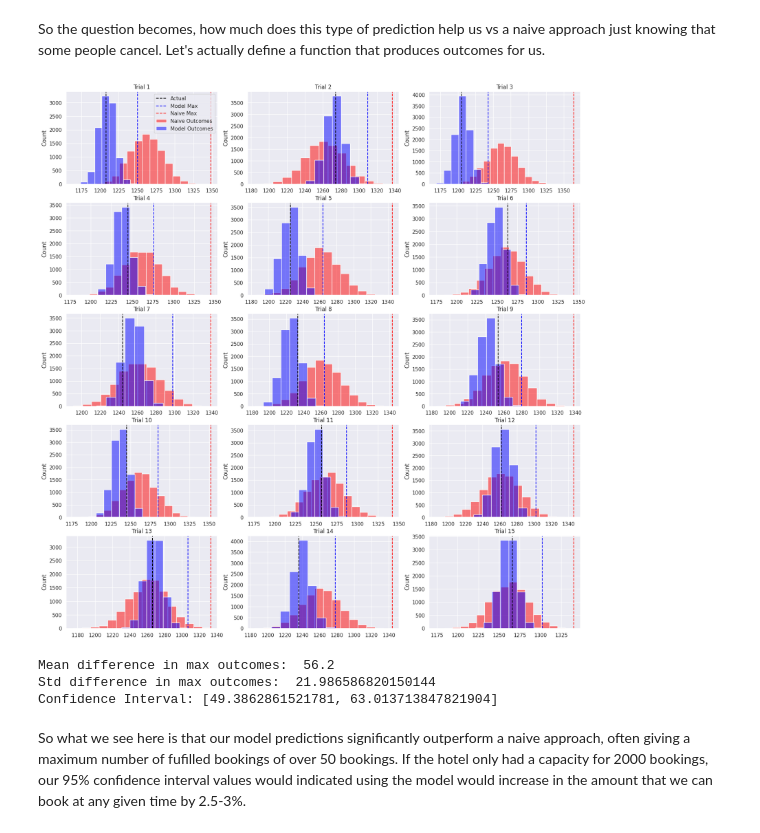
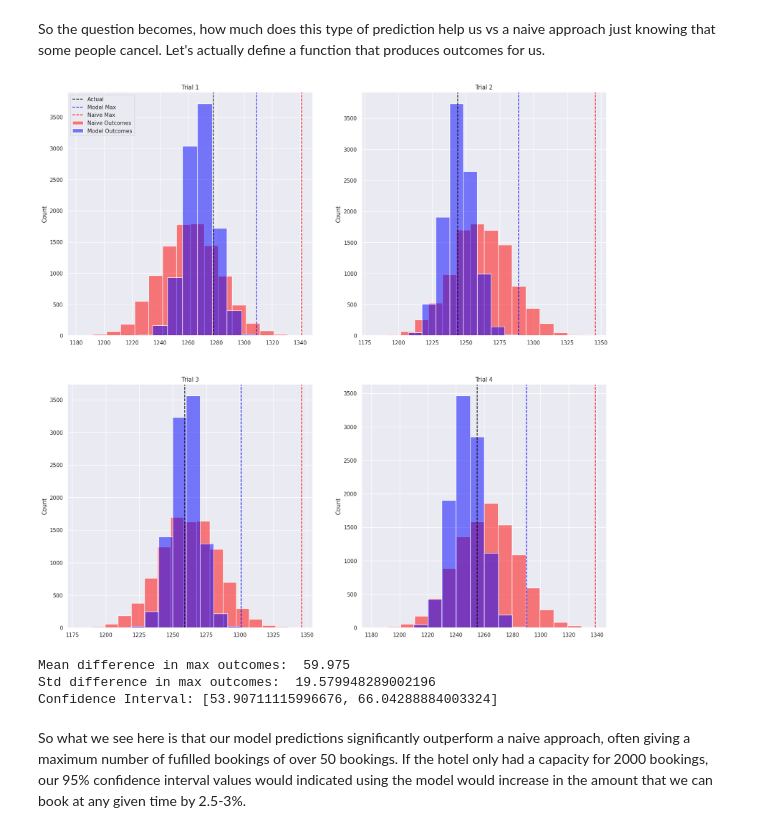
Before and after one commit to NIGHTF1RE/NaturalLanguageProcessing, a Jupyter notebook: One-Shot Notebooks/Hotel Cancellations/hotel_cancellations.ipynb, the cells around one changed output. Drawn from its saved outputs; the diff is of its cells as text; code cells hidden in the pictures.

```diff
--- a/One-Shot Notebooks/Hotel Cancellations/hotel_cancellations.ipynb
+++ b/One-Shot Notebooks/Hotel Cancellations/hotel_cancellations.ipynb
@@ -223,6 +223,8 @@ memory usage: 15.0+ MB
 fig, ax = plt.subplots(4, 3, figsize=(16, 27))
 fig.tight_layout(pad=7.0)
 columns = temp.select_dtypes(include=[np.number]).columns.tolist()
+
+sns.set(style='darkgrid')
 
 i=0
 for col in columns:
@@ -650,49 +693,49 @@ So the question becomes, how much does this type of prediction help us vs a naiv
 # %%
 def naive_vs_model(n_samp, n_trials, X_test, y_test, clf):
 
     naive_probability = y_train.mean()
     naive_outcomes = np.random.binomial(1, 1-naive_probability, size=(n_trials, n_samp)).sum(axis=1)
 
     indexes = np.random.choice(X_test.index, n_samp, replace=False)
 
     X_samp = X_test.loc[indexes]
     y_samp = y_test.loc[indexes]
 
     y_probability = clf.predict_proba(X_samp)[:,1]
 
     y_array = np.random.binomial(1, 1-y_probability, size=(n_trials, n_samp))
     model_outcomes = y_array.sum(axis=1)
 
     return naive_outcomes, model_outcomes, n_samp-y_samp['is_canceled'].sum()
 
-fig, ax = plt.subplots(5, 3, figsize=(20, 21))
+fig, ax = plt.subplots(2, 2, figsize=(20, 20))
 sns.set(style='darkgrid', palette='colorblind')
 
 out = []
 
 for i in range(40):
     naive_outcomes, model_outcomes, actual = naive_vs_model(2000, 10000, X_test, y_test, clf)
-    if i < 15:
+    if i < 4:
 
-        sns.histplot(naive_outcomes, bins=20, ax=ax[i//3, i%3], color='red', binwidth=10, alpha=0.5, label='Naive Outcomes')
-        sns.histplot(model_outcomes, bins=20, ax=ax[i//3, i%3], color='blue', binwidth=10, alpha=0.5, label='Model Outcomes')
-        ax[i//3, i%3].axvline(actual, color='black', linestyle='--', label='Actual')
-        ax[i//3, i%3].axvline(max(model_outcomes), color='blue', linestyle='--', label='Model Max')
-        ax[i//3, i%3].axvline(max(naive_outcomes), color='red', linestyle='--', label='Naive Max')
+        sns.histplot(naive_outcomes, bins=20, ax=ax[i//2, i%2], color='red', binwidth=10, alpha=0.5, label='Naive Outcomes')
+        sns.histplot(model_outcomes, bins=20, ax=ax[i//2, i%2], color='blue', binwidth=10, alpha=0.5, label='Model Outcomes')
+        ax[i//2, i%2].axvline(actual, color='black', linestyle='--', label='Actual')
+        ax[i//2, i%2].axvline(max(model_outcomes), color='blue', linestyle='--', label='Model Max')
+        ax[i//2, i%2].axvline(max(naive_outcomes), color='red', linestyle='--', label='Naive Max')
         if i == 0:
-            ax[i//3, i%3].legend()
-        ax[i//3, i%3].set_title(f'Trial {i+1}')
+            ax[i//2, i%2].legend()
+        ax[i//2, i%2].set_title(f'Trial {i+1}')
 
     out.append(max(naive_outcomes)-max(model_outcomes))
 # %% [output]
-[figure, old version]
+[figure, new version]
 # %%
 print('Mean difference in max outcomes: ', np.mean(out))
 print('Std difference in max outcomes: ', np.std(out))
 print(f'Confidence Interval: [{np.mean(out)-1.96*np.std(out)/np.sqrt(40)}, {np.mean(out)+1.96*np.std(out)/np.sqrt(40)}]')
 # %% [output]
-Mean difference in max outcomes:  56.2
-Std difference in max outcomes:  21.986586820150144
-Confidence Interval: [49.3862861521781, 63.013713847821904]
+Mean difference in max outcomes:  59.975
+Std difference in max outcomes:  19.579948289002196
+Confidence Interval: [53.90711115996676, 66.04288884003324]
 # %% [markdown]
 So what we see here is that our model predictions significantly outperform a naive approach, often giving a maximum number of fufilled bookings of over 50 bookings. If the hotel only had a capacity for 2000 bookings, our 95% confidence interval values would indicated using the model would increase in the amount that we can book at any given time by 2.5-3%.
```
Also changed, not shown: parts of 17 cells of this notebook, 1 other file.
